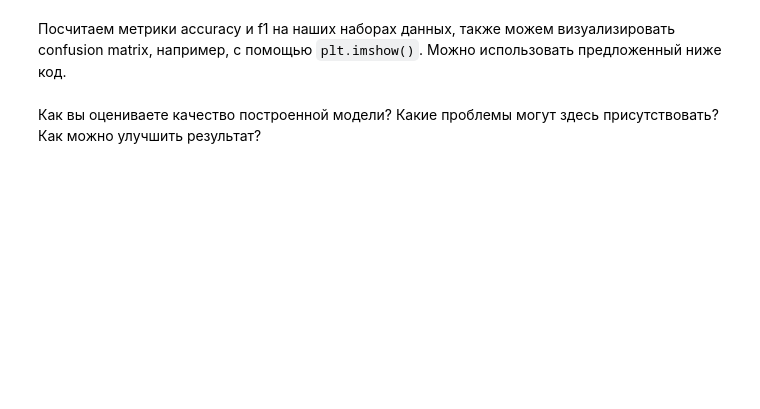
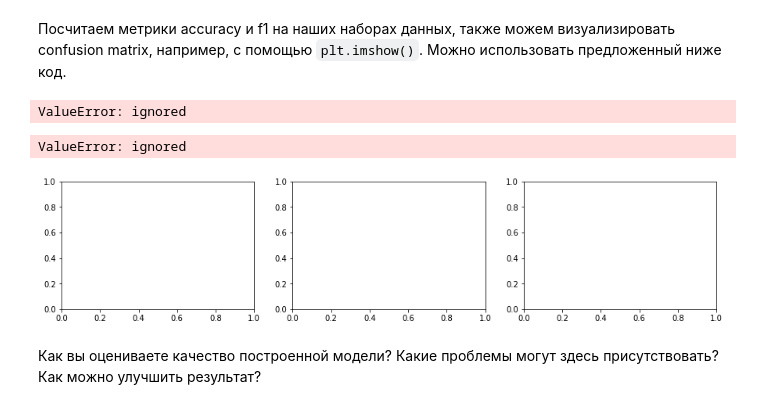
Before and after one commit to salexey1990/gb, a Jupyter notebook: ml-business/hw08.ipynb, the cells around one changed output. Saved outputs shown, nothing was run; the diff lists cells and outputs as text; code cells hidden in the pictures; blank space fills up the shorter version.

```diff
--- a/ml-business/hw08.ipynb
+++ b/ml-business/hw08.ipynb
@@ -215,9 +215,9 @@ x_valid, x_test, y_valid, y_test = train_test_split(x_test, y_test, test_size=0.
 # %% [markdown]
 Далее, создадим объекты `DMatrix` для обучающей, валидационной и тестовой выборок. Для обучающей выборки также укажем параметр `weight` равным полученному ранее столбцу весов. Данный столбец также нужно исключить из объекта передаваемого в параметр `data`.
 # %%
-xgb_train = xgb.DMatrix(x_train.drop(['Exposure'], axis=1), (y_train+1))
-xgb_valid = xgb.DMatrix(x_valid.drop(['Exposure'], axis=1), (y_valid+1))
-xgb_test = xgb.DMatrix(x_test.drop(['Exposure'], axis=1), (y_test+1))
+xgb_train = xgb.DMatrix(x_train.drop(['Exposure'], axis=1), (y_train))
+xgb_valid = xgb.DMatrix(x_valid.drop(['Exposure'], axis=1), (y_valid))
+xgb_test = xgb.DMatrix(x_test.drop(['Exposure'], axis=1), (y_test))
 # %% [markdown]
 Для оптимизации гиперпараметров можно воспользоваться различными методами. Однако, в случае Hyperopt, на процесс подбора гиперпараметров может уйти немалое количество часов.
 # %%
@@ -225,5 +227,14 @@ xgb_test = xgb.DMatrix(x_test.drop(['Exposure'], axis=1), (y_test+1))
 # %% [markdown]
 Далее обучим нашу модель с оптимальными параметрами
+# %%
+params = {'alpha': 0.9421394125156006,
+ 'eta': 0.25676315790889986,
+ 'lambda': 0.5666526532577569,
+ 'max_depth': 5,
+ 'min_child_weight': 49.383294309320455,
+ 'num_boost_round': 475.0,
+ 'objective': 'multi:softprob',
+ 'num_class': 20}
 # %%
 progress = dict()
-xgb_model = xgb.train(dtrain=xgb_train, maximize=False, evals=[(xgb_train, "train"),(xgb_valid, "valid"), (xgb_test, "test")], early_stopping_rounds=10, evals_result=progress, verbose_eval=False)
+xgb_model = xgb.train(params = params, dtrain=xgb_train, maximize=False, evals=[(xgb_train, "train"),(xgb_valid, "valid"), (xgb_test, "test")], early_stopping_rounds=10, evals_result=progress, verbose_eval=False)
@@ -236,17 +261,22 @@ dfsets = [{'set': 'train', 'dmat': xgb_train, 'target': y_train},
           {'set': 'valid', 'dmat': xgb_valid, 'target': y_valid},
           {'set': 'test', 'dmat': xgb_test, 'target': y_test}]
 for dfset in dfsets:
-    class_preds = '<Ваш код здесь>' # Посчитаем предсказанные значения
-    print('F1 Score on ' + str(dfset['set'])+':', f1_score('<Ваш код здесь>', average='micro')) # Посчитаем F1 Score
+    class_preds = xgb_model.predict(dfset['dmat']) # Посчитаем предсказанные значения
+    print('F1 Score on ' + str(dfset['set'])+':', f1_score(dfset['target'].values, class_preds, average='micro')) # Посчитаем F1 Score
+# %% [output]
+ValueError: ignored
 # %%
 plt.subplots(1,3, figsize=(15,3))
 for i in range(len(dfsets)):
-    confmatrix = confusion_matrix(dfsets[i]['target'], xgb_multiclass.predict(dfsets[i]['dmat']))
+    confmatrix = confusion_matrix(dfsets[i]['target'], xgb_model.predict(dfsets[i]['dmat']))
     plt.subplot(1,3,i+1)
     plt.imshow(confmatrix, cmap='Greys')
     plt.colorbar()
     plt.ylabel('True')
     plt.xlabel('Predicted')
 plt.show()
+# %% [output]
+ValueError: ignored
+[figure, added]
 # %% [markdown]
 Как вы оцениваете качество построенной модели? Какие проблемы могут здесь присутствовать? Как можно улучшить результат?
```
Also changed, not shown: parts of 7 cells of this notebook.
